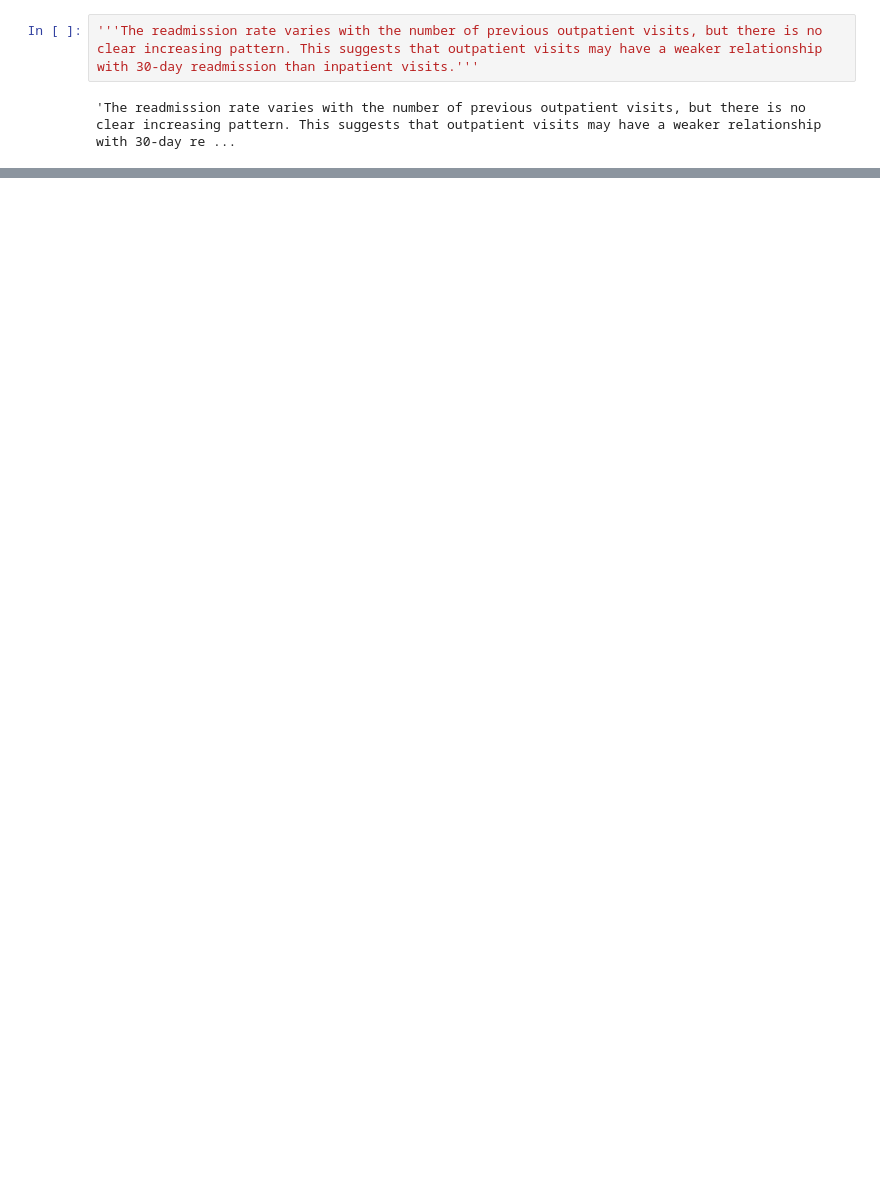
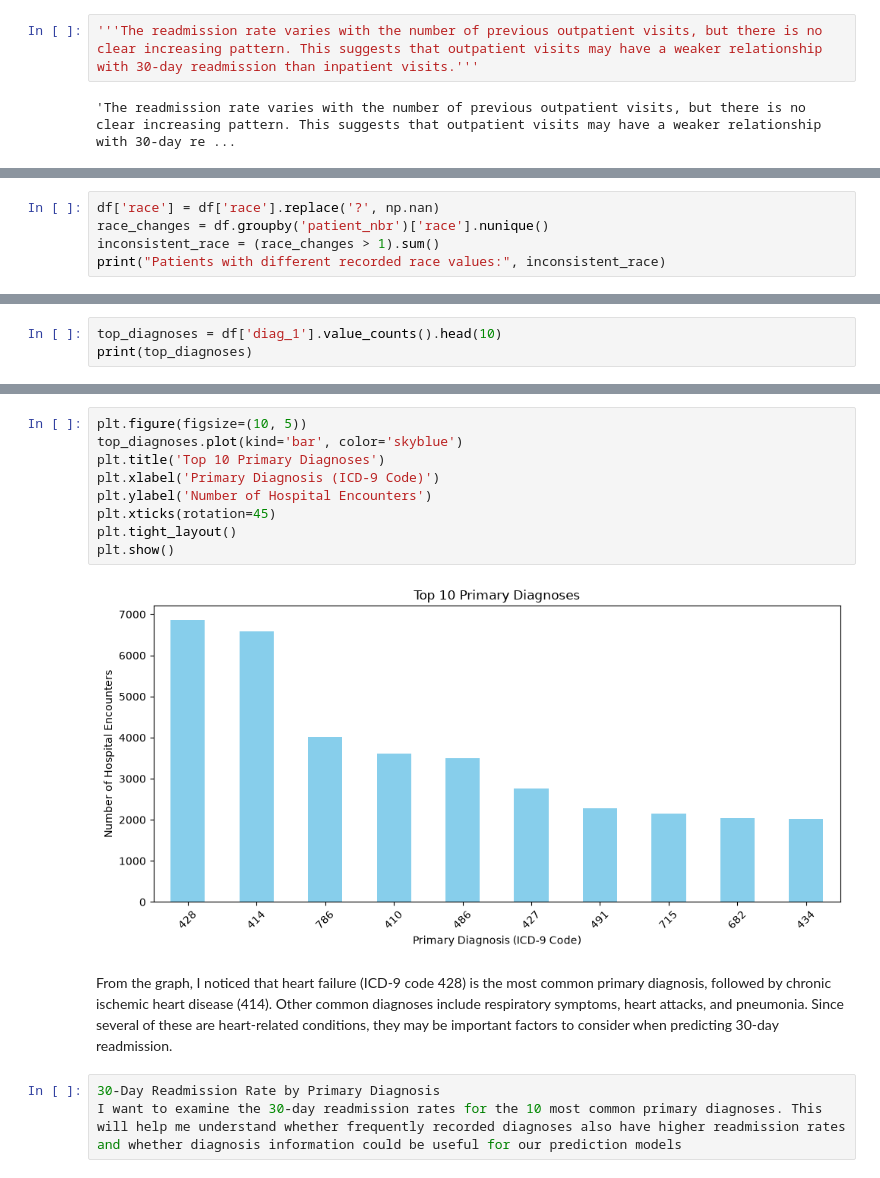
Before and after one commit to Suyog-Dhakal/Diabetes-Readmission-Prediction-ML, a Jupyter notebook: notebook/Untitled.ipynb, the cells around one changed output, grey strips where cells are left out. Saved outputs shown, nothing was run; the diff lists cells and outputs as text; blank space fills up the shorter version.

Commit message:
Complete exploratory data analysis for diabetes readmission prediction

```diff
--- a/notebook/Untitled.ipynb
+++ b/notebook/Untitled.ipynb
@@ -497,0 +570,5 @@ plt.show()
+# %%
+df['race'] = df['race'].replace('?', np.nan)
+race_changes = df.groupby('patient_nbr')['race'].nunique()
+inconsistent_race = (race_changes > 1).sum()
+print("Patients with different recorded race values:", inconsistent_race)
@@ -497,0 +672,3 @@ plt.show()
+# %%
+top_diagnoses = df['diag_1'].value_counts().head(10)
+print(top_diagnoses)
@@ -497,0 +688,16 @@ plt.show()
+# %%
+plt.figure(figsize=(10, 5))
+top_diagnoses.plot(kind='bar', color='skyblue')
+plt.title('Top 10 Primary Diagnoses')
+plt.xlabel('Primary Diagnosis (ICD-9 Code)')
+plt.ylabel('Number of Hospital Encounters')
+plt.xticks(rotation=45)
+plt.tight_layout()
+plt.show()
+# %% [output]
+[figure, added]
+# %% [markdown]
+From the graph, I noticed that heart failure (ICD-9 code 428) is the most common primary diagnosis, followed by chronic ischemic heart disease (414). Other common diagnoses include respiratory symptoms, heart attacks, and pneumonia. Since several of these are heart-related conditions, they may be important factors to consider when predicting 30-day readmission.
+# %%
+30-Day Readmission Rate by Primary Diagnosis
+I want to examine the 30-day readmission rates for the 10 most common primary diagnoses. This will help me understand whether frequently recorded diagnoses also have higher readmission rates and whether diagnosis information could be useful for our prediction models
```
Also changed, not shown: parts of 51 cells of this notebook.
